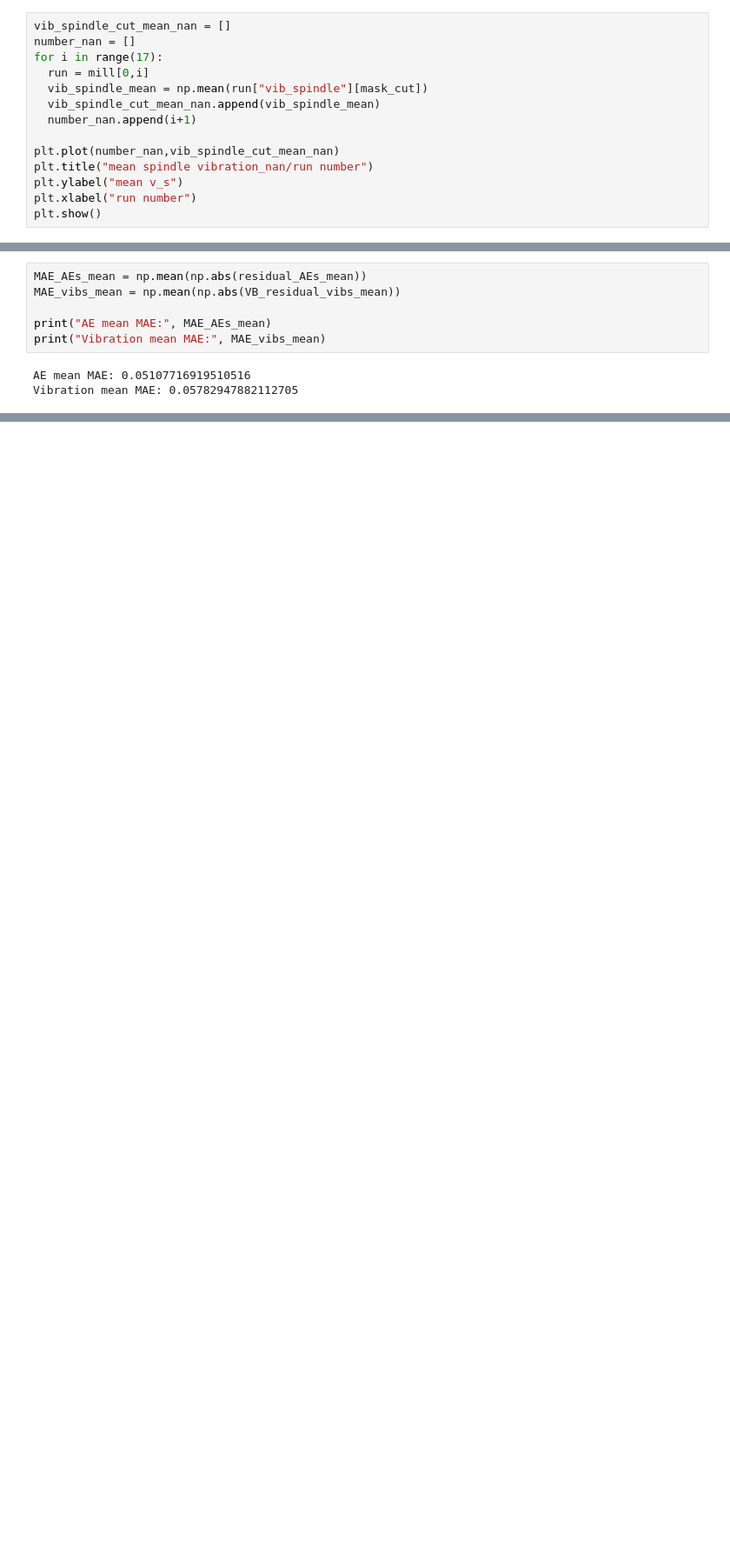
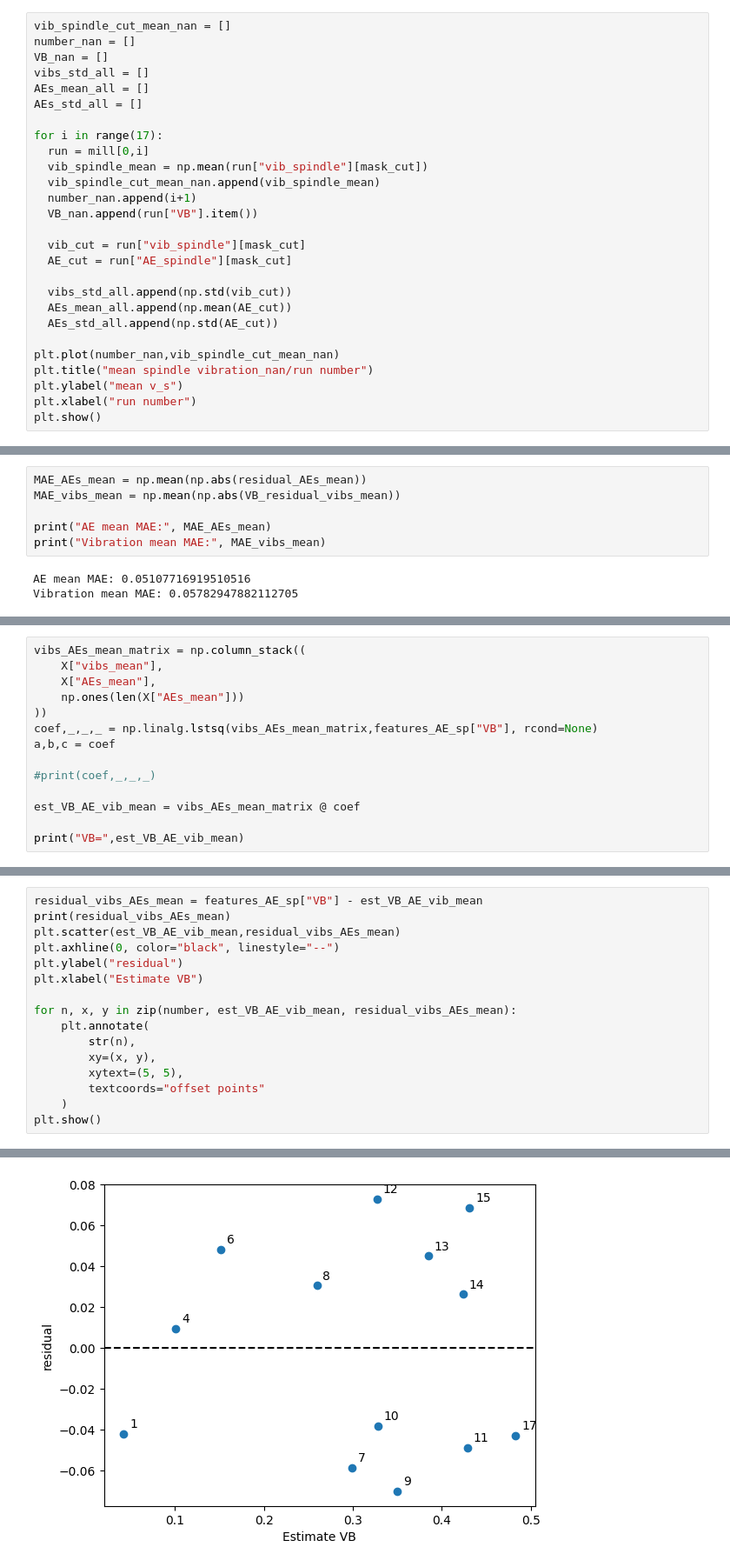
Before and after one commit to caisongjiang13-source/Nasa-milling-tool-wear, a Jupyter notebook: notebooks/Mill_phase_2_Fixed.ipynb, the cells around one changed output, grey strips where cells are left out. Shown at 87% size. Drawn from its saved outputs; the diff is of its cells as text; blank space fills up the shorter version.

```diff
--- a/notebooks/Mill_phase_2_Fixed.ipynb
+++ b/notebooks/Mill_phase_2_Fixed.ipynb
@@ -83,11 +83,24 @@ the mean v_s/number figure without nan
 # %%
 vib_spindle_cut_mean_nan = []
 number_nan = []
+VB_nan = []
+vibs_std_all = []
+AEs_mean_all = []
+AEs_std_all = []
+
 for i in range(17):
   run = mill[0,i]
   vib_spindle_mean = np.mean(run["vib_spindle"][mask_cut])
   vib_spindle_cut_mean_nan.append(vib_spindle_mean)
   number_nan.append(i+1)
+  VB_nan.append(run["VB"].item())
+
+  vib_cut = run["vib_spindle"][mask_cut]
+  AE_cut = run["AE_spindle"][mask_cut]
+
+  vibs_std_all.append(np.std(vib_cut))
+  AEs_mean_all.append(np.mean(AE_cut))
+  AEs_std_all.append(np.std(AE_cut))
 
 plt.plot(number_nan,vib_spindle_cut_mean_nan)
 plt.title("mean spindle vibration_nan/run number")
@@ -609,3 +626,17 @@ display(X)
 | 10 | 0.434103 | 0.404036 |
 | 11 | 0.450814 | 0.417644 |
 | 12 | 0.500901 | 0.414159 |
+# %%
+vibs_AEs_mean_matrix = np.column_stack((
+    X["vibs_mean"],
+    X["AEs_mean"],
+    np.ones(len(X["AEs_mean"]))
+))
+coef,_,_,_ = np.linalg.lstsq(vibs_AEs_mean_matrix,features_AE_sp["VB"], rcond=None)
+a,b,c = coef
+
+#print(coef,_,_,_)
+
+est_VB_AE_vib_mean = vibs_AEs_mean_matrix @ coef
+
+print("VB=",est_VB_AE_vib_mean)
@@ -611,0 +647,17 @@ display(X)
+# %%
+residual_vibs_AEs_mean = features_AE_sp["VB"] - est_VB_AE_vib_mean
+print(residual_vibs_AEs_mean)
+plt.scatter(est_VB_AE_vib_mean,residual_vibs_AEs_mean)
+plt.axhline(0, color="black", linestyle="--")
+plt.ylabel("residual")
+plt.xlabel("Estimate VB")
+
+for n, x, y in zip(number, est_VB_AE_vib_mean, residual_vibs_AEs_mean):
+    plt.annotate(
+        str(n),
+        xy=(x, y),
+        xytext=(5, 5),
+        textcoords="offset points"
+    )
+plt.show()
+# %% [output]
@@ -611,0 +678 @@ display(X)
+[figure, added]
```
Also changed, not shown: parts of 8 cells of this notebook.
